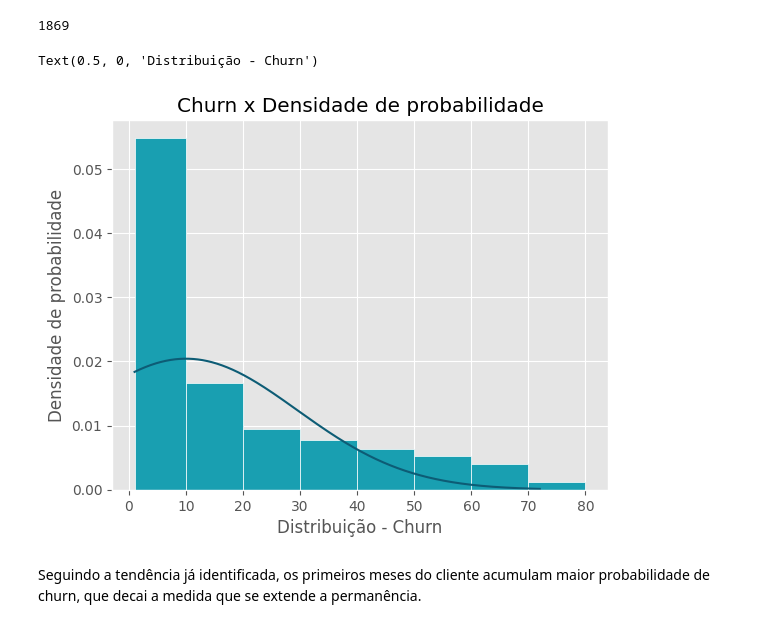
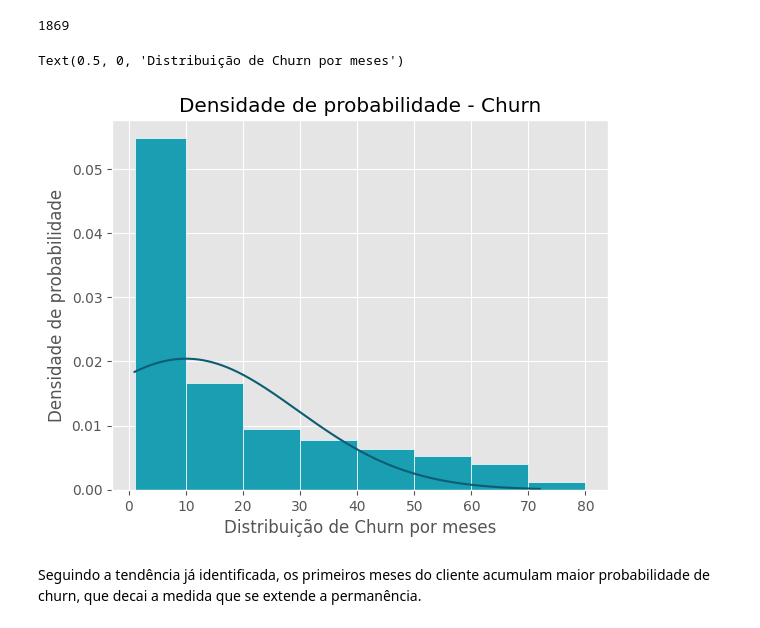
Before and after one commit to Aelsonlalves/Predi-o-com-python, a Jupyter notebook: Previsão_de_Churn_com_python.ipynb, the cells around one changed output. Saved outputs shown, nothing was run; the diff lists cells and outputs as text; code cells hidden in the pictures.

```diff
--- a/Previsão_de_Churn_com_python.ipynb
+++ b/Previsão_de_Churn_com_python.ipynb
@@ -1699,15 +1699,15 @@ y_list = norm.norm.pdf(x_list, loc=tenure_churn.median(), scale=tenure_churn.std
 # %%
 bins = [1, 10, 20, 30, 40, 50, 60, 70,80]
 plt.plot(x_list,y_list, color ='#0d5c75' )
 df["tenure"].loc[df["Churn"] == 'Yes'].hist(bins = bins, density = True,
                                             edgecolor = 'white', color = ['#199fb1'])
 
-plt.title("Churn x Densidade de probabilidade")
+plt.title("Densidade de probabilidade - Churn")
 plt.ylabel("Densidade de probabilidade")
-plt.xlabel("Distribuição - Churn")
+plt.xlabel("Distribuição de Churn por meses")
 # %% [output]
-Text(0.5, 0, 'Distribuição - Churn')
+Text(0.5, 0, 'Distribuição de Churn por meses')
-[figure, old version]
+[figure, new version]
 # %% [markdown]
 Seguindo a tendência já identificada, os primeiros meses do cliente acumulam maior probabilidade de churn, que decai a medida que se extende a permanência.
 # %% [markdown]
```
Also changed, not shown: parts of 10 cells of this notebook.
